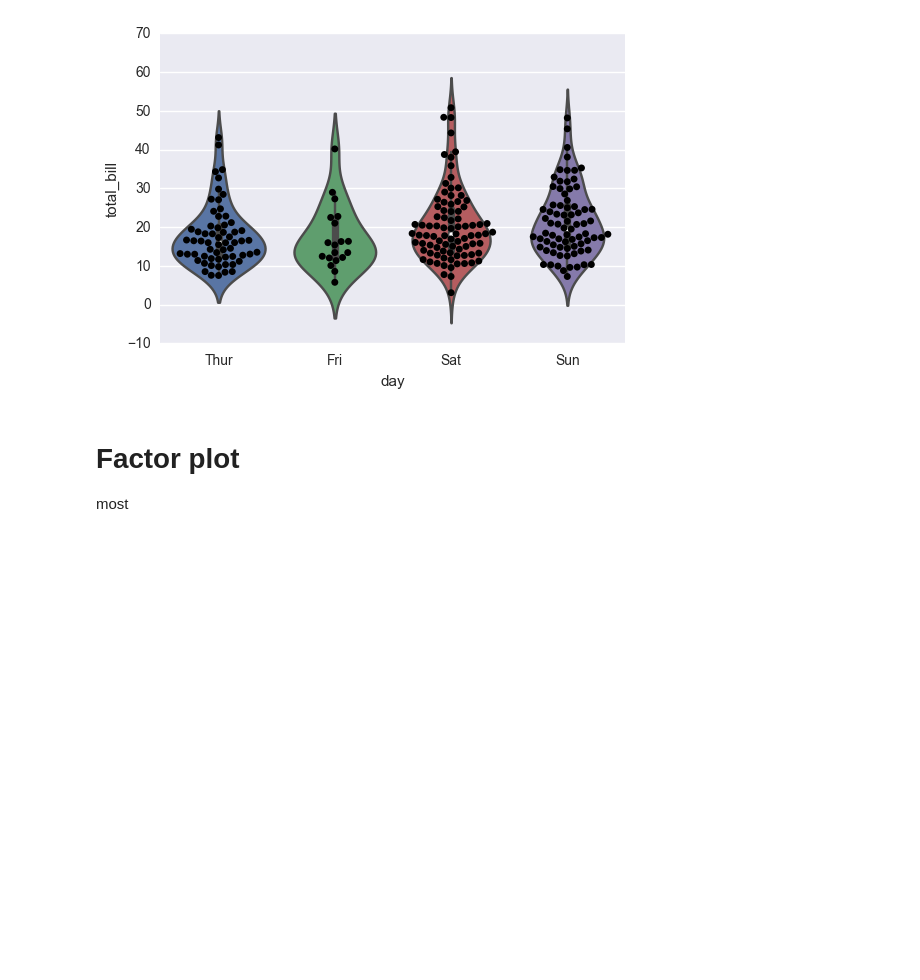
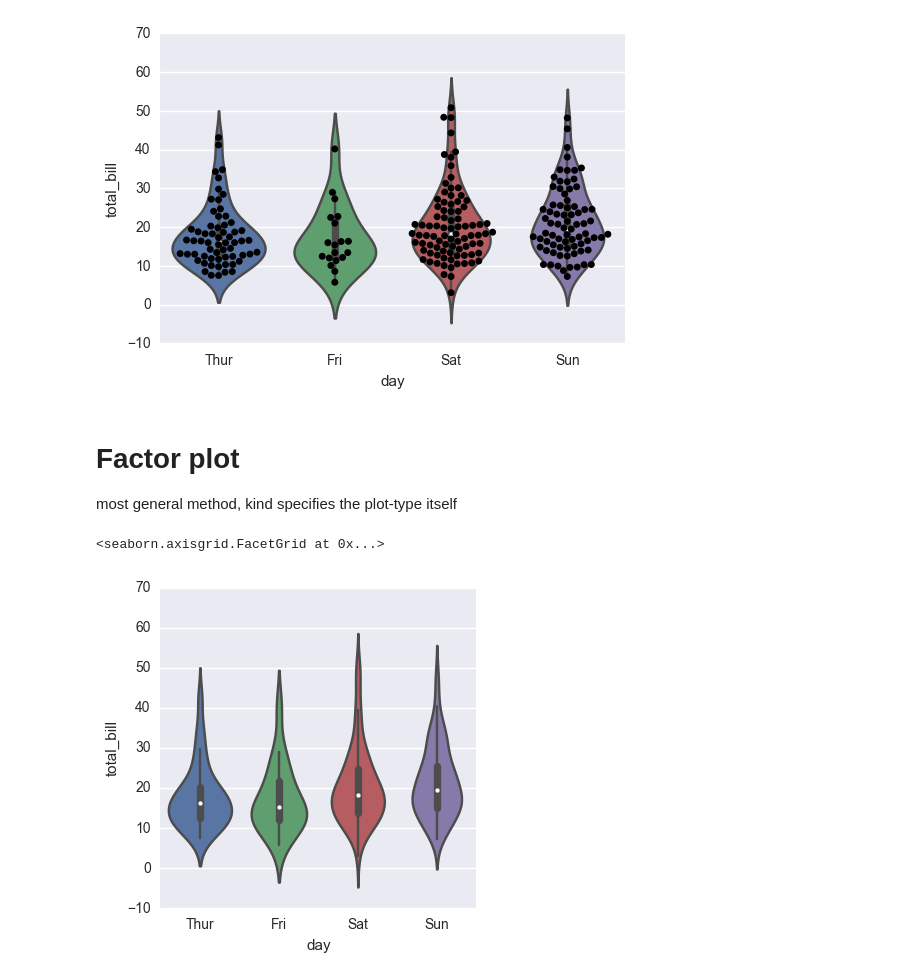
Before and after one commit to woskar/datascience, a Jupyter notebook: Seaborn.ipynb, the cells around one changed output. Saved outputs shown, nothing was run; the diff lists cells and outputs as text; code cells hidden in the pictures; blank space fills up the shorter version.

Commit message:
nice seaborn plots created :D

```diff
--- a/Seaborn.ipynb
+++ b/Seaborn.ipynb
@@ -198,4 +198,9 @@ sns.swarmplot(x='day', y='total_bill', data=tips, color='black')
 # %% [markdown]
 # Factor plot
 
-most
+most general method, kind specifies the plot-type itself
+# %%
+sns.factorplot(x='day', y='total_bill', data=tips, kind='violin')
+# %% [output]
+<seaborn.axisgrid.FacetGrid at 0x...>
+[figure, added]
```
Also changed, not shown: parts of 22 cells of this notebook.
